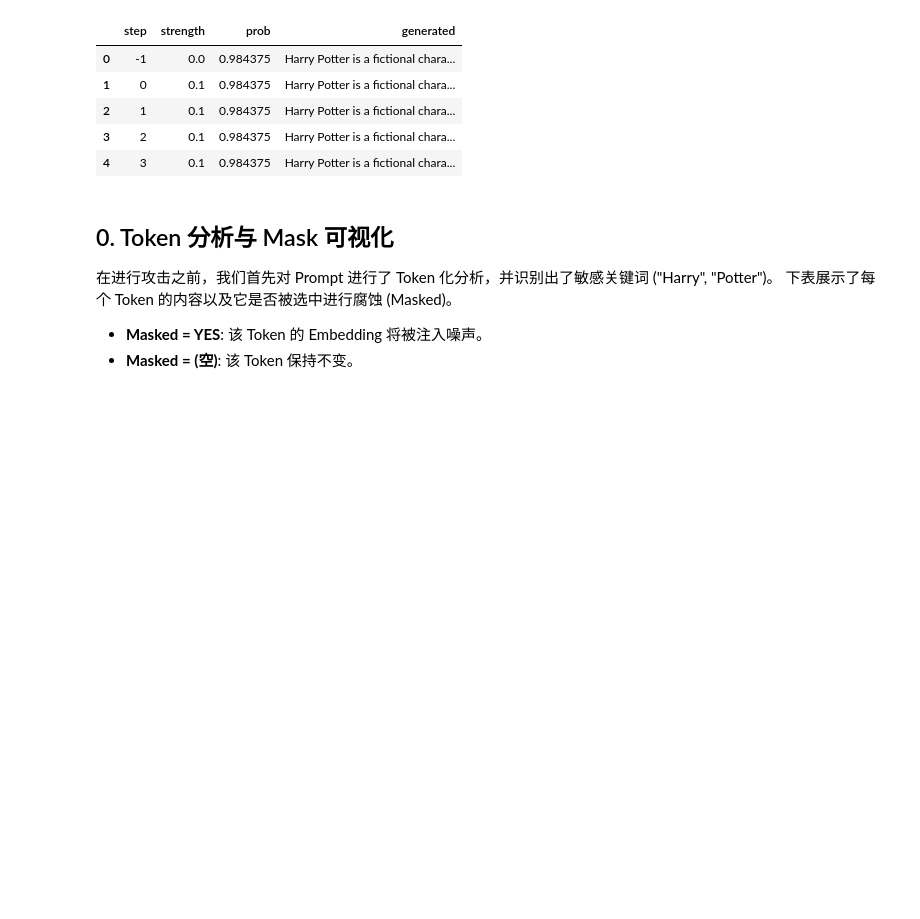
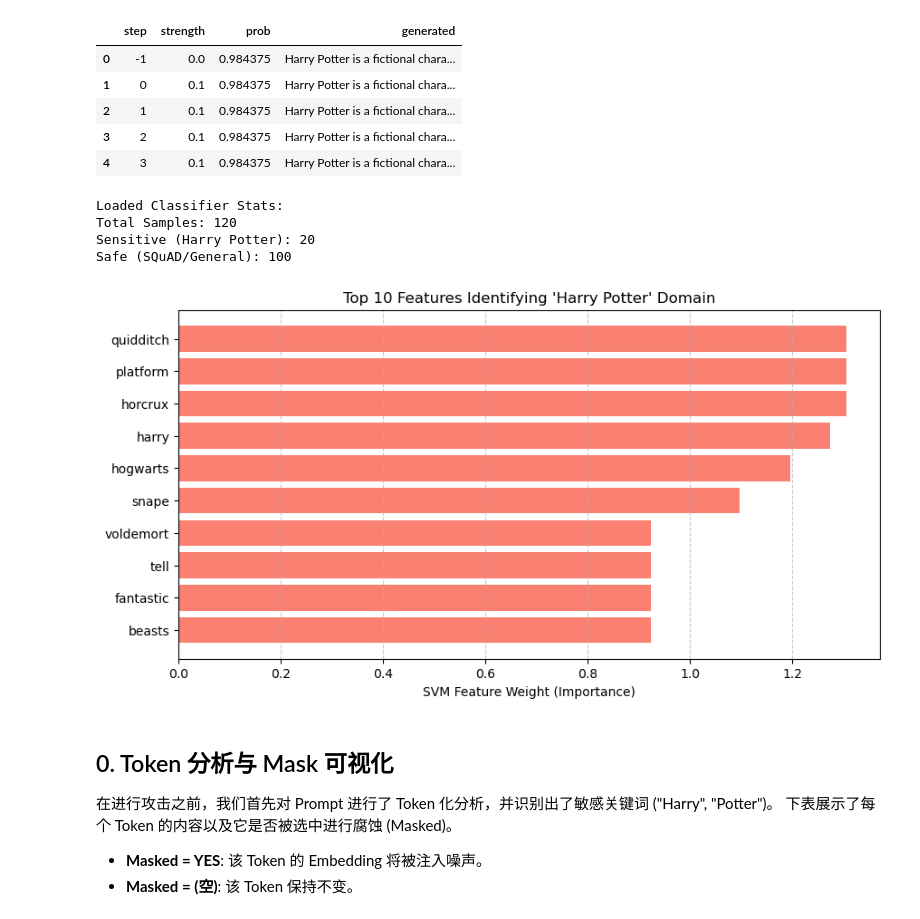
Before and after one commit to LetsWalkInLine/llm-unlearn-eco-for_course, a Jupyter notebook: exp/demo_visualization.ipynb, the cells around one changed output. Drawn from its saved outputs; the diff is of its cells as text; code cells hidden in the pictures; blank space fills up the shorter version.

```diff
--- a/exp/demo_visualization.ipynb
+++ b/exp/demo_visualization.ipynb
@@ -31,6 +31,39 @@ df.head()
 | 2 | 1 | 0.1 | 0.984375 | Harry Potter is a fictional chara... |
 | 3 | 2 | 0.1 | 0.984375 | Harry Potter is a fictional chara... |
 | 4 | 3 | 0.1 | 0.984375 | Harry Potter is a fictional chara... |
+# %%
+# --- 新增: 模式识别门控模块可视化 ---
+# 加载分类器训练统计信息
+try:
+    with open("classifier_stats.json", "r") as f:
+        clf_stats = json.load(f)
+
+    print("Loaded Classifier Stats:")
+    print(f"Total Samples: {clf_stats['dataset_size']}")
+    print(f"Sensitive (Harry Potter): {clf_stats['positive_samples']}")
+    print(f"Safe (SQuAD/General): {clf_stats['negative_samples']}")
+
+    # 可视化最具区分度的特征词 (Top Sensitive Features)
+    features = [item['feature'] for item in clf_stats['top_sensitive_features']]
+    weights = [item['weight'] for item in clf_stats['top_sensitive_features']]
+
+    plt.figure(figsize=(10, 5))
+    plt.barh(features[::-1], weights[::-1], color='salmon')
+    plt.xlabel("SVM Feature Weight (Importance)")
+    plt.title("Top 10 Features Identifying 'Harry Potter' Domain")
+    plt.grid(axis='x', linestyle='--', alpha=0.7)
+    plt.show()
+
+except FileNotFoundError:
+    print("classifier_stats.json not found. Please run simple_eco_demo.py first.")
+except Exception as e:
+    print(f"Error visualizing classifier stats: {e}")
+# %% [output]
+Loaded Classifier Stats:
+Total Samples: 120
+Sensitive (Harry Potter): 20
+Safe (SQuAD/General): 100
+[figure, added]
 # %% [markdown]
 ## 0. Token 分析与 Mask 可视化
 
```
Also changed, not shown: parts of 2 cells of this notebook, 4 other files.
